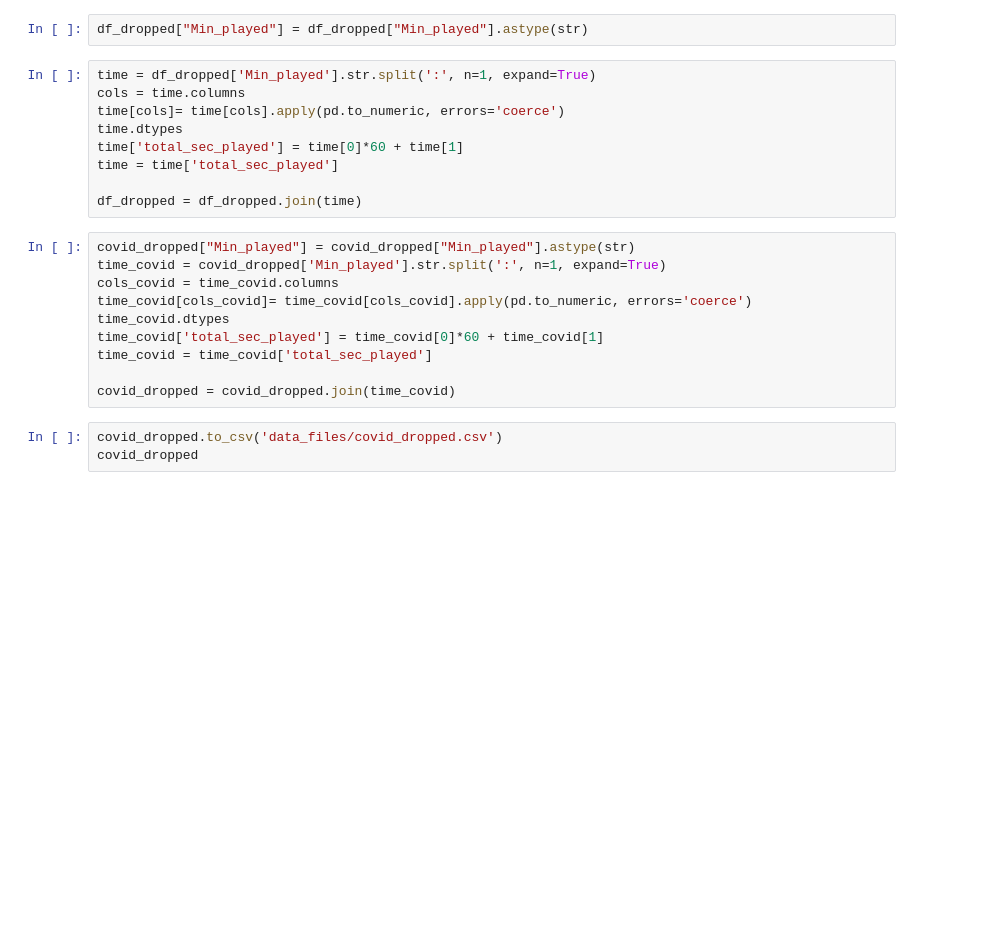
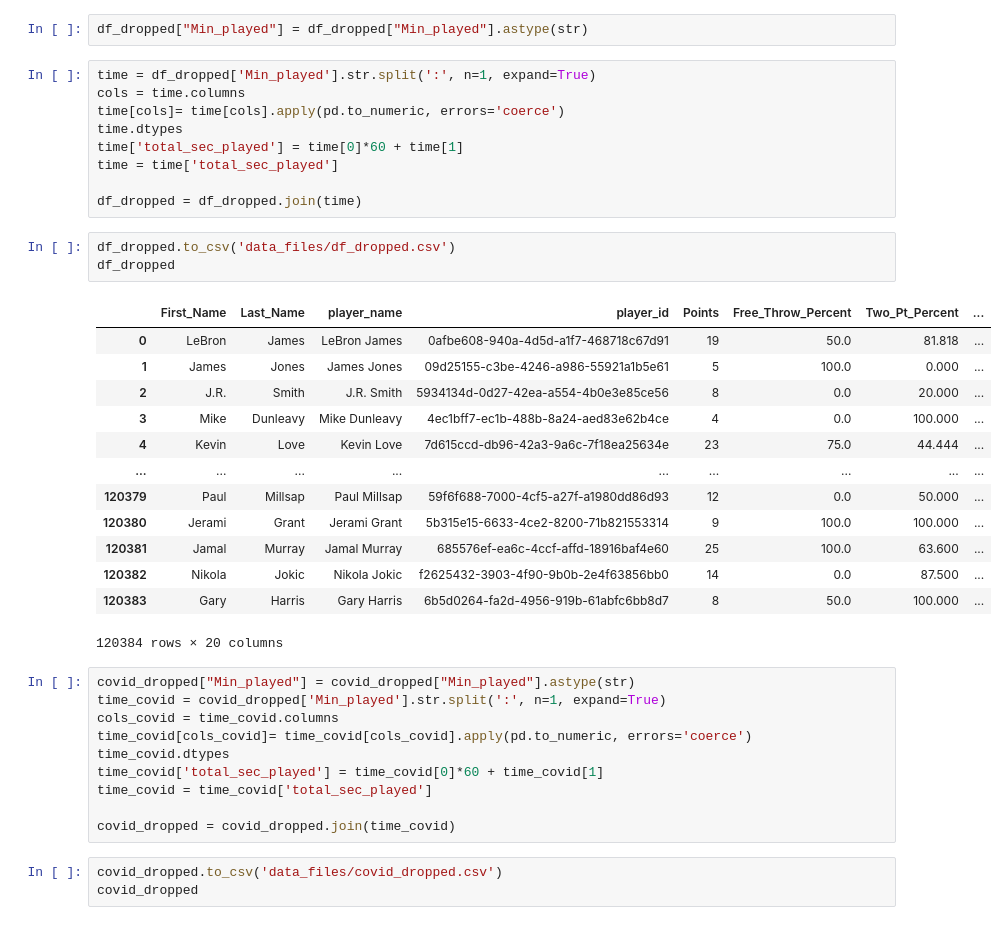
Before and after one commit to tylerspck/Bubble_ball, a Jupyter notebook: Linear_Regression.ipynb, the cells around one changed output. Saved outputs shown, nothing was run; the diff lists cells and outputs as text; blank space fills up the shorter version.

```diff
--- a/Linear_Regression.ipynb
+++ b/Linear_Regression.ipynb
@@ -126,6 +126,23 @@ time['total_sec_played'] = time[0]*60 + time[1]
 time = time['total_sec_played']
 
 df_dropped = df_dropped.join(time)
+# %%
+df_dropped.to_csv('data_files/df_dropped.csv')
+df_dropped
+# %% [output]
+|  | First_Name | Last_Name | player_name | player_id | Points | Free_Throw_Percent | Two_Pt_Percent | ... |
+| 0 | LeBron | James | LeBron James | 0afbe608-940a-4d5d-a1f7-468718c67d91 | 19 | 50.0 | 81.818 | ... |
+| 1 | James | Jones | James Jones | 09d25155-c3be-4246-a986-55921a1b5e61 | 5 | 100.0 | 0.000 | ... |
+| 2 | J.R. | Smith | J.R. Smith | 5934134d-0d27-42ea-a554-4b0e3e85ce56 | 8 | 0.0 | 20.000 | ... |
+| 3 | Mike | Dunleavy | Mike Dunleavy | 4ec1bff7-ec1b-488b-8a24-aed83e62b4ce | 4 | 0.0 | 100.000 | ... |
+| 4 | Kevin | Love | Kevin Love | 7d615ccd-db96-42a3-9a6c-7f18ea25634e | 23 | 75.0 | 44.444 | ... |
+| ... | ... | ... | ... | ... | ... | ... | ... | ... |
+| 120379 | Paul | Millsap | Paul Millsap | 59f6f688-7000-4cf5-a27f-a1980dd86d93 | 12 | 0.0 | 50.000 | ... |
+| 120380 | Jerami | Grant | Jerami Grant | 5b315e15-6633-4ce2-8200-71b821553314 | 9 | 100.0 | 100.000 | ... |
+| 120381 | Jamal | Murray | Jamal Murray | 685576ef-ea6c-4ccf-affd-18916baf4e60 | 25 | 100.0 | 63.600 | ... |
+| 120382 | Nikola | Jokic | Nikola Jokic | f2625432-3903-4f90-9b0b-2e4f63856bb0 | 14 | 0.0 | 87.500 | ... |
+| 120383 | Gary | Harris | Gary Harris | 6b5d0264-fa2d-4956-919b-61abfc6bb8d7 | 8 | 50.0 | 100.000 | ... |
+120384 rows × 20 columns
 # %%
 covid_dropped["Min_played"] = covid_dropped["Min_played"].astype(str)
 time_covid = covid_dropped['Min_played'].str.split(':', n=1, expand=True)
```
